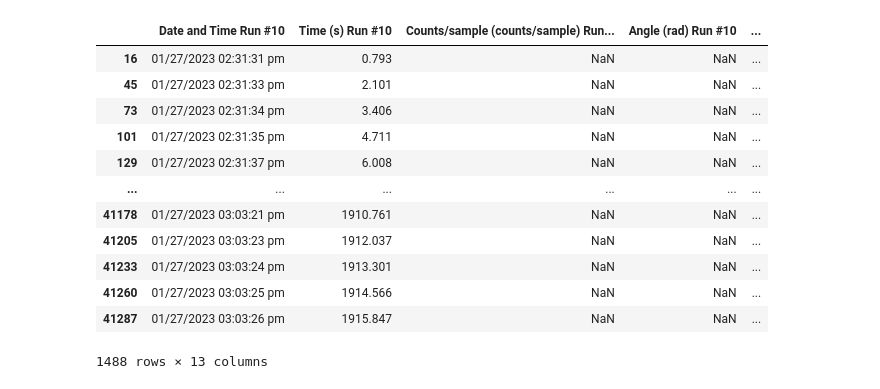
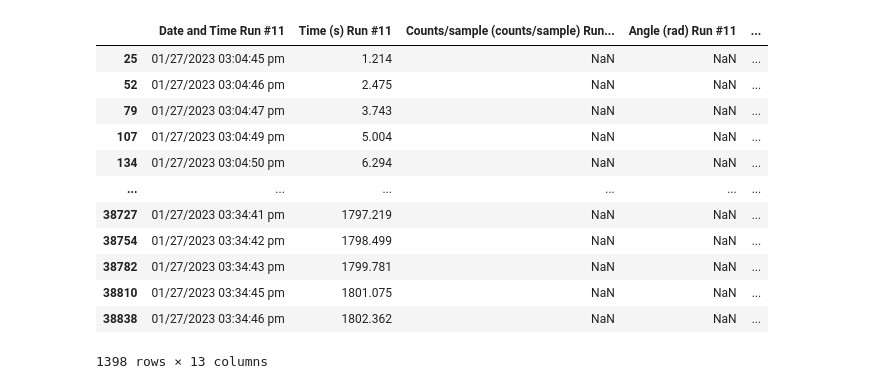
Before and after one commit to EricStimpsonWSU/ModernLab, a Jupyter notebook: ChaoticPendulum/notebooks/LowDampPoincare.ipynb, the cells around one changed output. Cells and saved outputs as stored; diff of their text form; code cells hidden in the pictures.

```diff
--- a/ChaoticPendulum/notebooks/LowDampPoincare.ipynb
+++ b/ChaoticPendulum/notebooks/LowDampPoincare.ipynb
@@ -8,19 +8,19 @@ import numpy as np
 url = "https://raw.githubusercontent.com/EricStimpsonWSU/ModernLab/main/ChaoticPendulum/data/chaotic_motion_lowdamp.csv"
 raw = pd.read_csv(url)
 # %%
-raw[raw["State Run #10"] == 1.0]
+raw[raw["State Run #11"] == 1.0]
 # %% [output]
-|  | Date and Time Run #10 | Time (s) Run #10 | Counts/sample (counts/sample) Run... | Angle (rad) Run #10 | ... |
-| 16 | 01/27/2023 02:31:31 pm | 0.793 | NaN | NaN | ... |
-| 45 | 01/27/2023 02:31:33 pm | 2.101 | NaN | NaN | ... |
-| 73 | 01/27/2023 02:31:34 pm | 3.406 | NaN | NaN | ... |
-| 101 | 01/27/2023 02:31:35 pm | 4.711 | NaN | NaN | ... |
-| 129 | 01/27/2023 02:31:37 pm | 6.008 | NaN | NaN | ... |
+|  | Date and Time Run #11 | Time (s) Run #11 | Counts/sample (counts/sample) Run... | Angle (rad) Run #11 | ... |
+| 25 | 01/27/2023 03:04:45 pm | 1.214 | NaN | NaN | ... |
+| 52 | 01/27/2023 03:04:46 pm | 2.475 | NaN | NaN | ... |
+| 79 | 01/27/2023 03:04:47 pm | 3.743 | NaN | NaN | ... |
+| 107 | 01/27/2023 03:04:49 pm | 5.004 | NaN | NaN | ... |
+| 134 | 01/27/2023 03:04:50 pm | 6.294 | NaN | NaN | ... |
 | ... | ... | ... | ... | ... | ... |
-| 41178 | 01/27/2023 03:03:21 pm | 1910.761 | NaN | NaN | ... |
-| 41205 | 01/27/2023 03:03:23 pm | 1912.037 | NaN | NaN | ... |
-| 41233 | 01/27/2023 03:03:24 pm | 1913.301 | NaN | NaN | ... |
-| 41260 | 01/27/2023 03:03:25 pm | 1914.566 | NaN | NaN | ... |
-| 41287 | 01/27/2023 03:03:26 pm | 1915.847 | NaN | NaN | ... |
+| 38727 | 01/27/2023 03:34:41 pm | 1797.219 | NaN | NaN | ... |
+| 38754 | 01/27/2023 03:34:42 pm | 1798.499 | NaN | NaN | ... |
+| 38782 | 01/27/2023 03:34:43 pm | 1799.781 | NaN | NaN | ... |
+| 38810 | 01/27/2023 03:34:45 pm | 1801.075 | NaN | NaN | ... |
+| 38838 | 01/27/2023 03:34:46 pm | 1802.362 | NaN | NaN | ... |
-1488 rows × 13 columns
+1398 rows × 13 columns
 # %%
```
Also changed, not shown: parts of 8 cells of this notebook.
